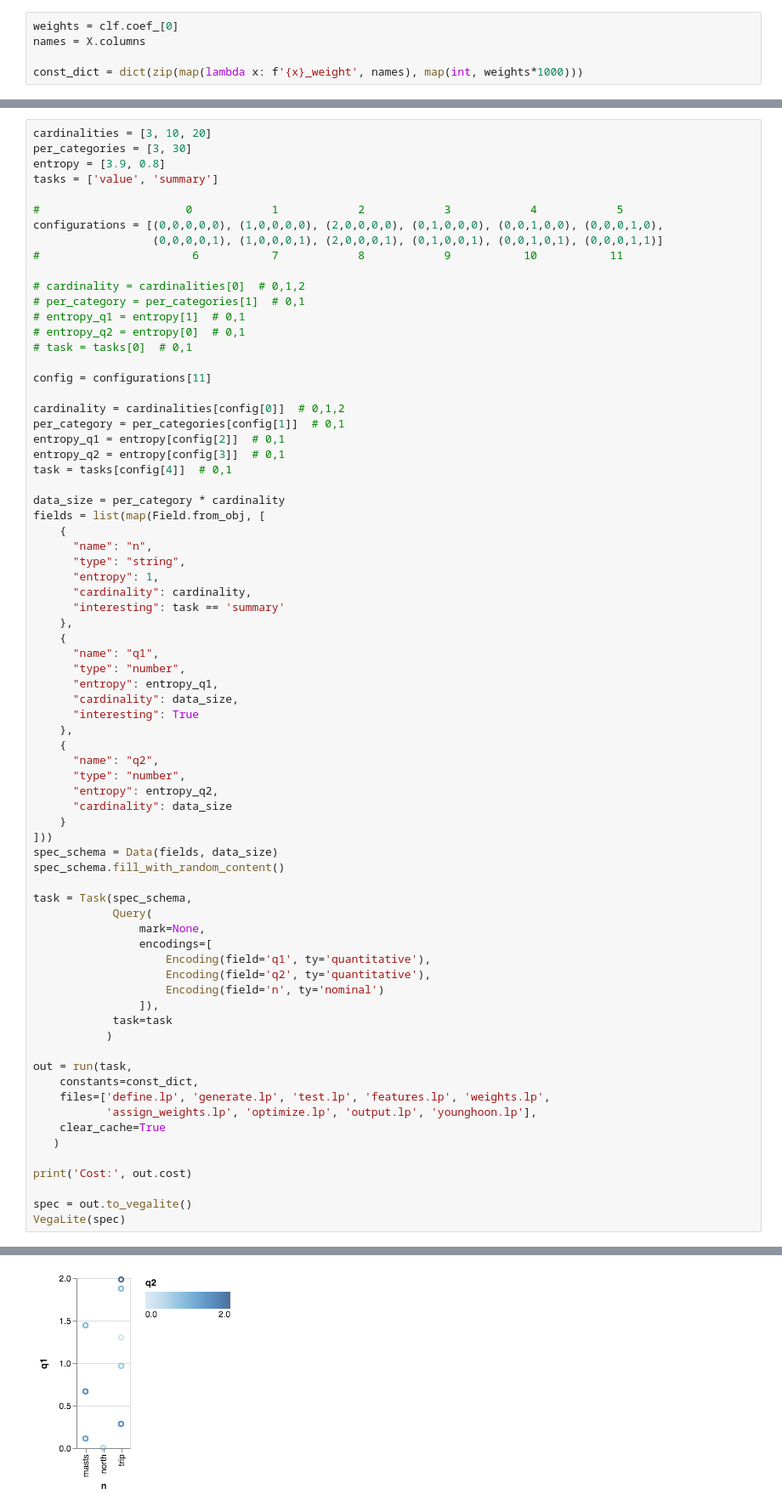
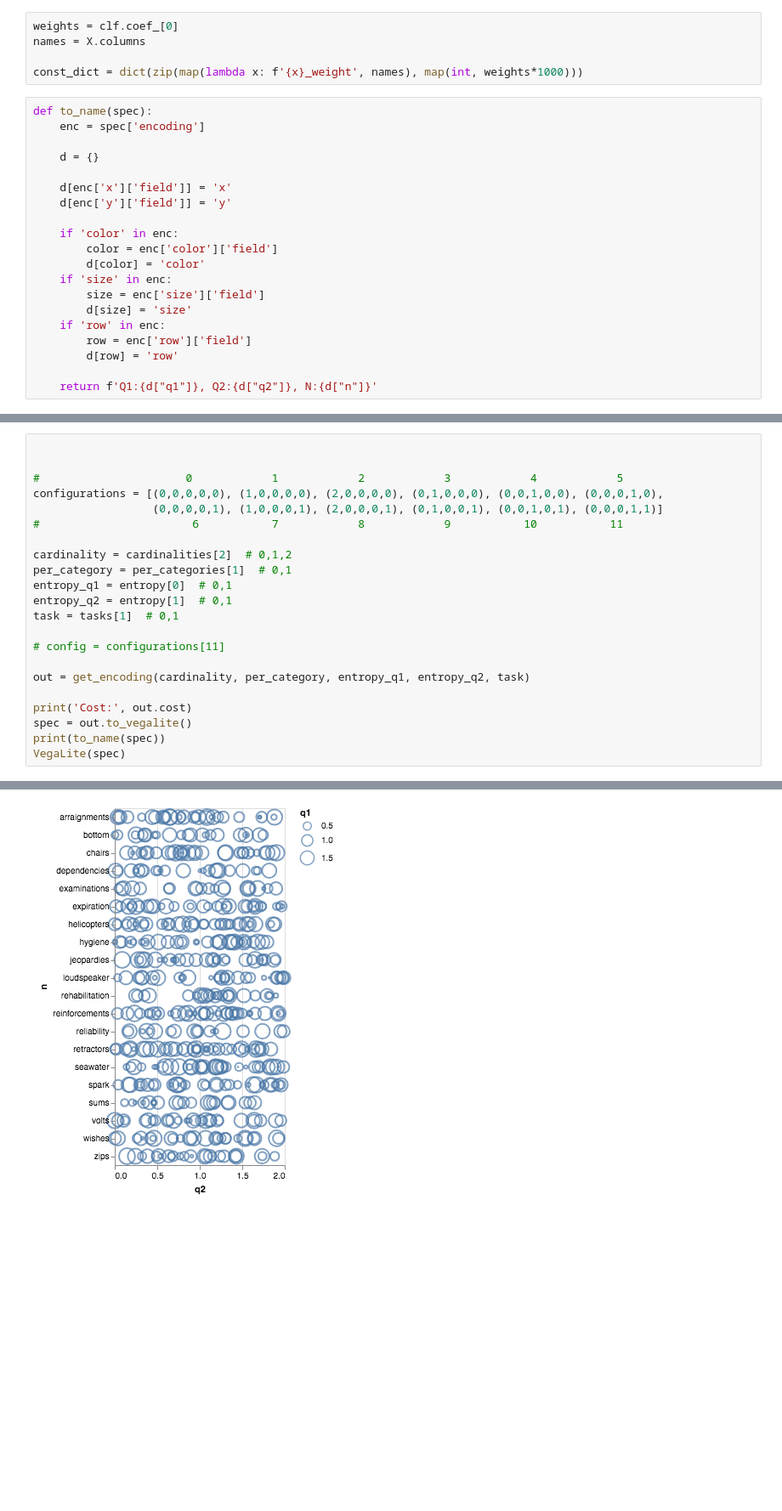
Before and after one commit to uwdata/draco, a Jupyter notebook: notebooks/Learning Experiment.ipynb, the cells around one changed output, grey strips where cells are left out. Shown at 85% size. Cells and saved outputs as stored; diff of their text form; blank space fills up the shorter version.

```diff
--- a/notebooks/Learning Experiment.ipynb
+++ b/notebooks/Learning Experiment.ipynb
@@ -75,3 +75,23 @@ weights = clf.coef_[0]
 names = X.columns
 
 const_dict = dict(zip(map(lambda x: f'{x}_weight', names), map(int, weights*1000)))
+# %%
+def to_name(spec):
+    enc = spec['encoding']
+
+    d = {}
+
+    d[enc['x']['field']] = 'x'
+    d[enc['y']['field']] = 'y'
+
+    if 'color' in enc:
+        color = enc['color']['field']
+        d[color] = 'color'
+    if 'size' in enc:
+        size = enc['size']['field']
+        d[size] = 'size'
+    if 'row' in enc:
+        row = enc['row']['field']
+        d[row] = 'row'
+
+    return f'Q1:{d["q1"]}, Q2:{d["q2"]}, N:{d["n"]}'
@@ -78,74 +177,23 @@ const_dict = dict(zip(map(lambda x: f'{x}_weight', names), map(int, weights*1000
 # %%
-cardinalities = [3, 10, 20]
-per_categories = [3, 30]
-entropy = [3.9, 0.8]
-tasks = ['value', 'summary']
+
 
 #                      0            1            2            3            4            5
 configurations = [(0,0,0,0,0), (1,0,0,0,0), (2,0,0,0,0), (0,1,0,0,0), (0,0,1,0,0), (0,0,0,1,0),
                   (0,0,0,0,1), (1,0,0,0,1), (2,0,0,0,1), (0,1,0,0,1), (0,0,1,0,1), (0,0,0,1,1)]
 #                       6           7            8            9           10           11
 
-# cardinality = cardinalities[0]  # 0,1,2
-# per_category = per_categories[1]  # 0,1
-# entropy_q1 = entropy[1]  # 0,1
-# entropy_q2 = entropy[0]  # 0,1
-# task = tasks[0]  # 0,1
+cardinality = cardinalities[2]  # 0,1,2
+per_category = per_categories[1]  # 0,1
+entropy_q1 = entropy[0]  # 0,1
+entropy_q2 = entropy[1]  # 0,1
+task = tasks[1]  # 0,1
 
-config = configurations[11]
+# config = configurations[11]
 
-cardinality = cardinalities[config[0]]  # 0,1,2
-per_category = per_categories[config[1]]  # 0,1
-entropy_q1 = entropy[config[2]]  # 0,1
-entropy_q2 = entropy[config[3]]  # 0,1
-task = tasks[config[4]]  # 0,1
-
-data_size = per_category * cardinality
-fields = list(map(Field.from_obj, [
-    {
-      "name": "n",
-      "type": "string",
-      "entropy": 1,
-      "cardinality": cardinality,
-      "interesting": task == 'summary'
-    },
-    {
-      "name": "q1",
-      "type": "number",
-      "entropy": entropy_q1,
-      "cardinality": data_size,
-      "interesting": True
-    },
-    {
-      "name": "q2",
-      "type": "number",
-      "entropy": entropy_q2,
-      "cardinality": data_size
-    }
-]))
-spec_schema = Data(fields, data_size)
-spec_schema.fill_with_random_content()
-
-task = Task(spec_schema,
-            Query(
-                mark=None,
-                encodings=[
-                    Encoding(field='q1', ty='quantitative'),
-                    Encoding(field='q2', ty='quantitative'),
-                    Encoding(field='n', ty='nominal')
-                ]),
-            task=task
-           )
-
-out = run(task,
-    constants=const_dict,
-    files=['define.lp', 'generate.lp', 'test.lp', 'features.lp', 'weights.lp',
-           'assign_weights.lp', 'optimize.lp', 'output.lp', 'younghoon.lp'],
-    clear_cache=True
-   )
+out = get_encoding(cardinality, per_category, entropy_q1, entropy_q2, task)
 
 print('Cost:', out.cost)
-
 spec = out.to_vegalite()
+print(to_name(spec))
 VegaLite(spec)
 # %% [output]
@@ -153,5 +203,5 @@ Cost: -499
 [interactive output not drawn]
-[figure, old version]
+[figure, new version]
 # %%
 task = 'value'
 mark = 'point'
```
Also changed, not shown: parts of 9 cells of this notebook, 9 other files.
